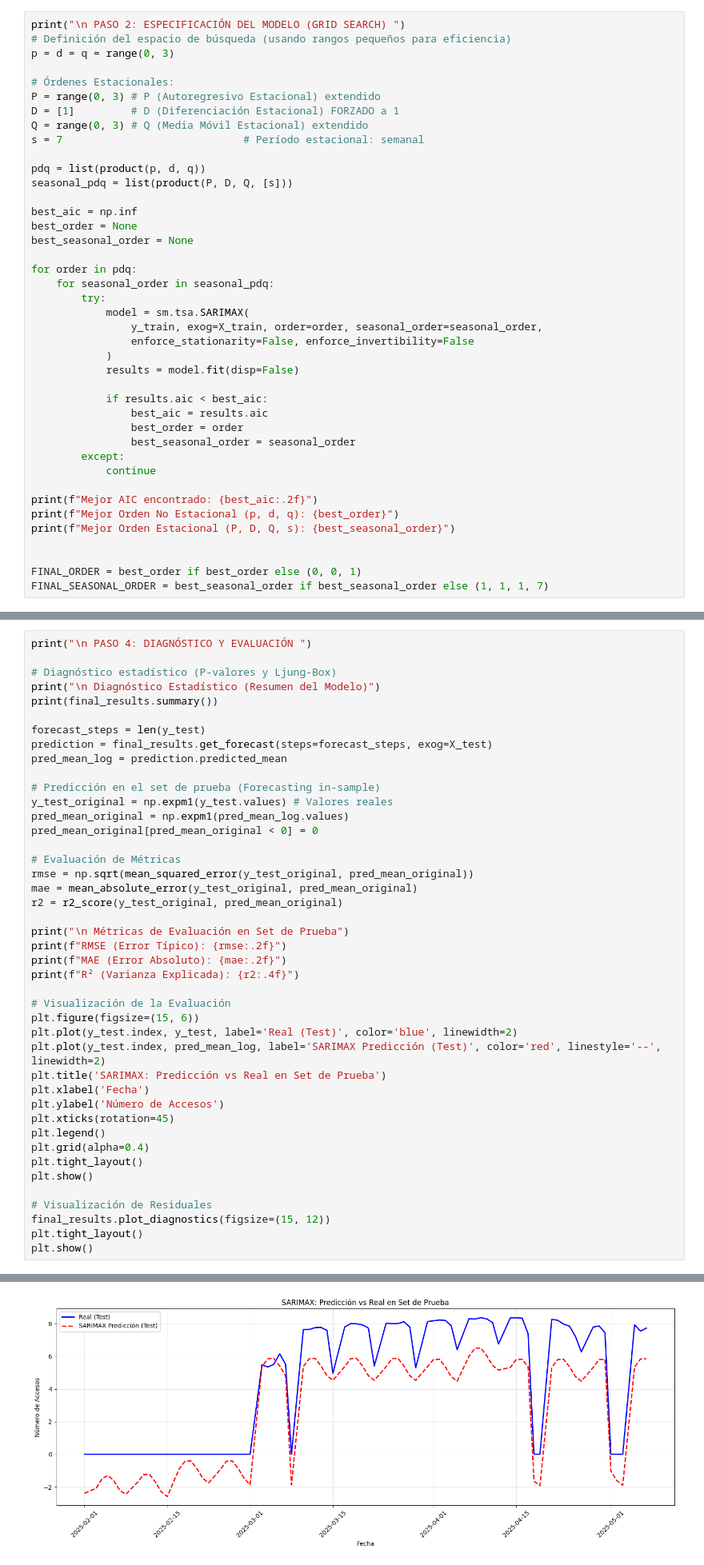
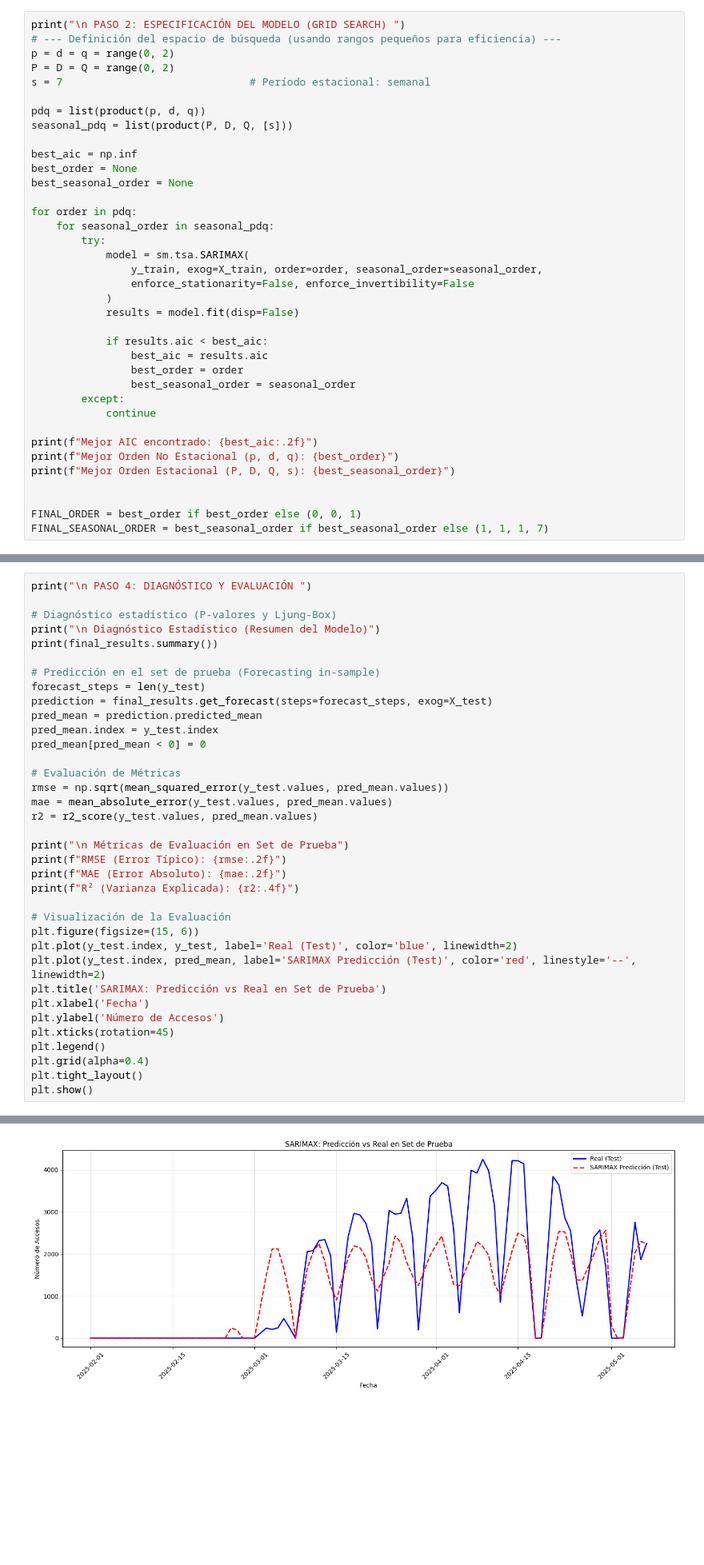
Before and after one commit to TomoCid/Proyecto_Central_ADD, a Jupyter notebook: Sarimax.ipynb, the cells around one changed output, grey strips where cells are left out. Shown at 80% size. Saved outputs shown, nothing was run; the diff lists cells and outputs as text; blank space fills up the shorter version.

Commit message:
Entreno de Sarimax

```diff
--- a/Sarimax.ipynb
+++ b/Sarimax.ipynb
@@ -210,14 +210,10 @@ plt.show()
 PASO 2: Especificación del Modelo (Grid Search AIC)
 # %%
 print("\n PASO 2: ESPECIFICACIÓN DEL MODELO (GRID SEARCH) ")
-# Definición del espacio de búsqueda (usando rangos pequeños para eficiencia)
-p = d = q = range(0, 3)
-
-# Órdenes Estacionales:
-P = range(0, 3) # P (Autoregresivo Estacional) extendido
-D = [1]         # D (Diferenciación Estacional) FORZADO a 1
-Q = range(0, 3) # Q (Media Móvil Estacional) extendido
-s = 7                             # Período estacional: semanal
+# --- Definición del espacio de búsqueda (usando rangos pequeños para eficiencia) ---
+p = d = q = range(0, 2)
+P = D = Q = range(0, 2)
+s = 7                              # Período estacional: semanal
 
 pdq = list(product(p, d, q))
 seasonal_pdq = list(product(P, D, Q, [s]))
@@ -290,19 +287,17 @@ print("\n PASO 4: DIAGNÓSTICO Y EVALUACIÓN ")
 print("\n Diagnóstico Estadístico (Resumen del Modelo)")
 print(final_results.summary())
 
+# Predicción en el set de prueba (Forecasting in-sample)
 forecast_steps = len(y_test)
 prediction = final_results.get_forecast(steps=forecast_steps, exog=X_test)
-pred_mean_log = prediction.predicted_mean
-
-# Predicción en el set de prueba (Forecasting in-sample)
-y_test_original = np.expm1(y_test.values) # Valores reales
-pred_mean_original = np.expm1(pred_mean_log.values)
-pred_mean_original[pred_mean_original < 0] = 0
+pred_mean = prediction.predicted_mean
+pred_mean.index = y_test.index
+pred_mean[pred_mean < 0] = 0
 
 # Evaluación de Métricas
-rmse = np.sqrt(mean_squared_error(y_test_original, pred_mean_original))
-mae = mean_absolute_error(y_test_original, pred_mean_original)
-r2 = r2_score(y_test_original, pred_mean_original)
+rmse = np.sqrt(mean_squared_error(y_test.values, pred_mean.values))
+mae = mean_absolute_error(y_test.values, pred_mean.values)
+r2 = r2_score(y_test.values, pred_mean.values)
 
 print("\n Métricas de Evaluación en Set de Prueba")
 print(f"RMSE (Error Típico): {rmse:.2f}")
@@ -312,7 +307,7 @@ print(f"R² (Varianza Explicada): {r2:.4f}")
 # Visualización de la Evaluación
 plt.figure(figsize=(15, 6))
 plt.plot(y_test.index, y_test, label='Real (Test)', color='blue', linewidth=2)
-plt.plot(y_test.index, pred_mean_log, label='SARIMAX Predicción (Test)', color='red', linestyle='--', linewidth=2)
+plt.plot(y_test.index, pred_mean, label='SARIMAX Predicción (Test)', color='red', linestyle='--', linewidth=2)
 plt.title('SARIMAX: Predicción vs Real en Set de Prueba')
 plt.xlabel('Fecha')
 plt.ylabel('Número de Accesos')
@@ -321,11 +316,6 @@ plt.legend()
 plt.grid(alpha=0.4)
 plt.tight_layout()
 plt.show()
-
-# Visualización de Residuales
-final_results.plot_diagnostics(figsize=(15, 12))
-plt.tight_layout()
-plt.show()
 # %% [output]
  PASO 4: DIAGNÓSTICO Y EVALUACIÓN
 
@@ -347 +337 @@ R² (Varianza Explicada): -0.5831
-[figure, old version]
+[figure, new version]
```
Also changed, not shown: parts of 4 cells of this notebook.
